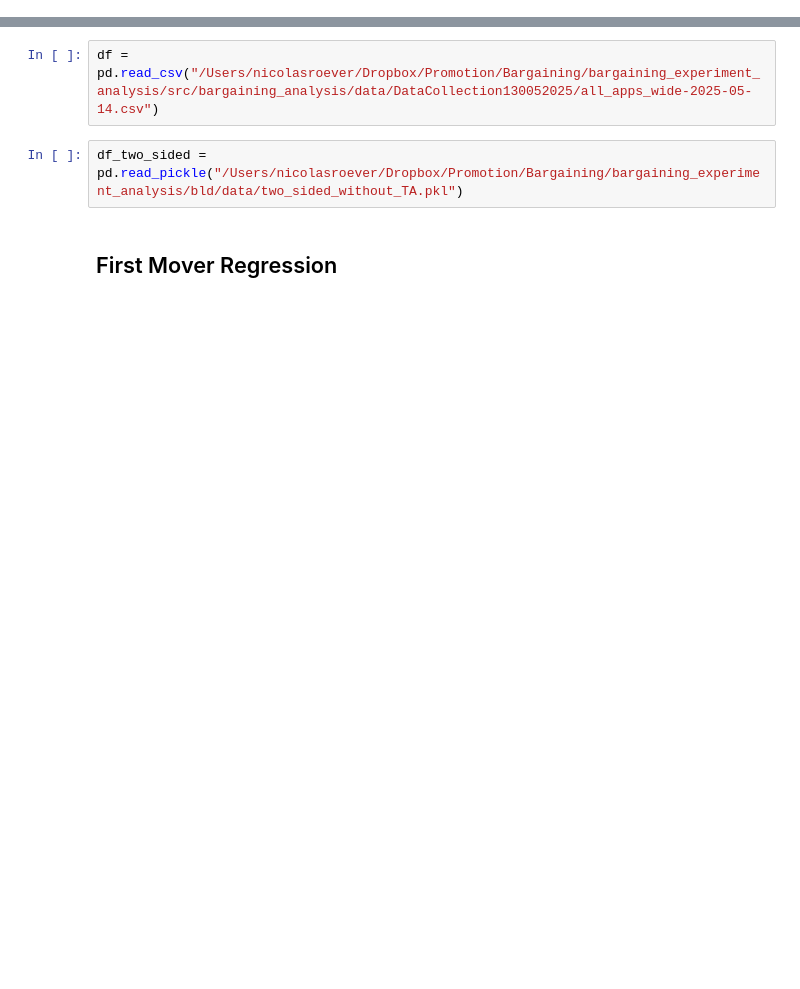
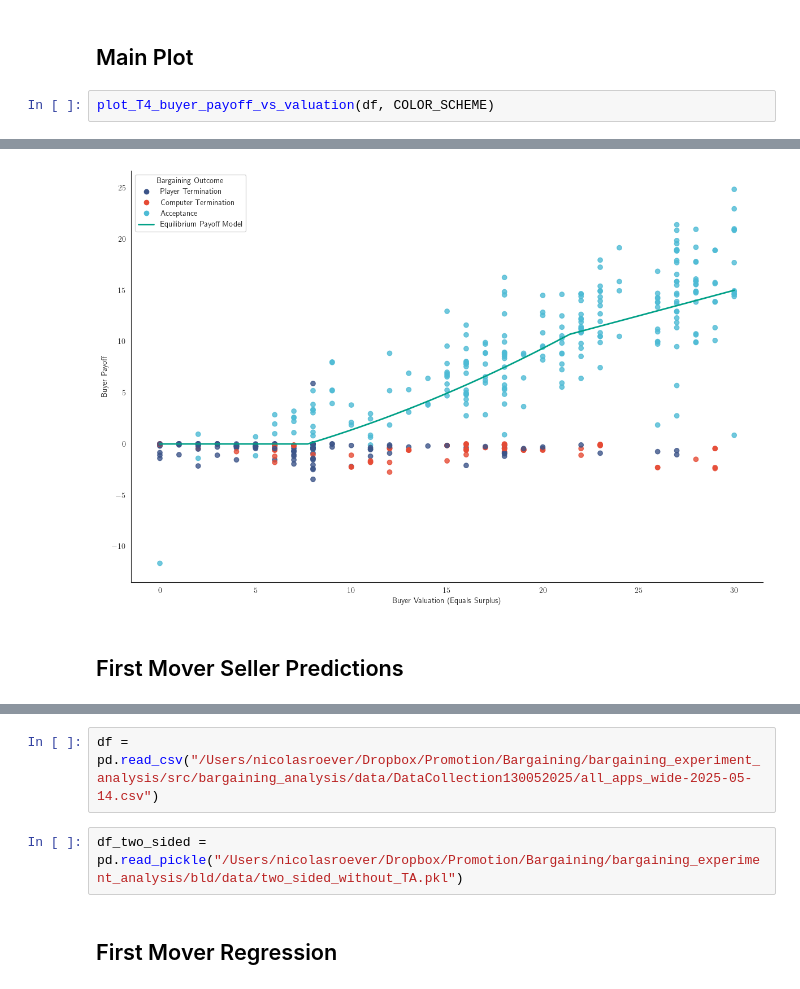
Before and after one commit to NicolasRoever/bargaining_experiment_analysis, a Jupyter notebook: src/bargaining_analysis/main_results/sandbox.ipynb, the cells around one changed output, grey strips where cells are left out. Drawn from its saved outputs; the diff is of its cells as text; blank space fills up the shorter version.

```diff
--- a/src/bargaining_analysis/main_results/sandbox.ipynb
+++ b/src/bargaining_analysis/main_results/sandbox.ipynb
@@ -8,0 +107,5 @@ from pystout import pystout
+# %% [markdown]
+## Main Plot
+# %%
+plot_T4_buyer_payoff_vs_valuation(df, COLOR_SCHEME)
+# %% [output]
@@ -8,0 +113,3 @@ from pystout import pystout
+[figure, added]
+# %% [markdown]
+## First Mover Seller Predictions
```
Also changed, not shown: parts of 22 cells of this notebook, 18 other files.
